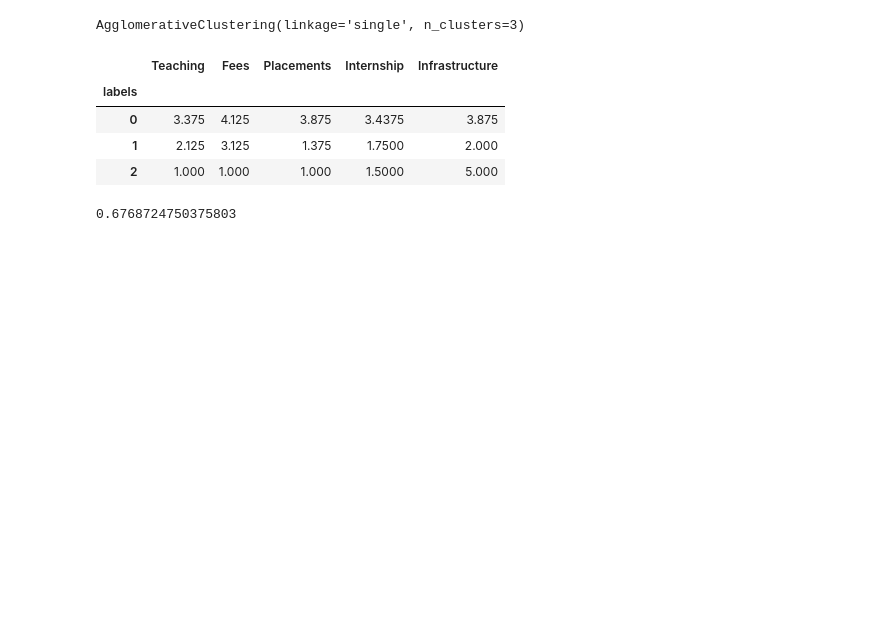
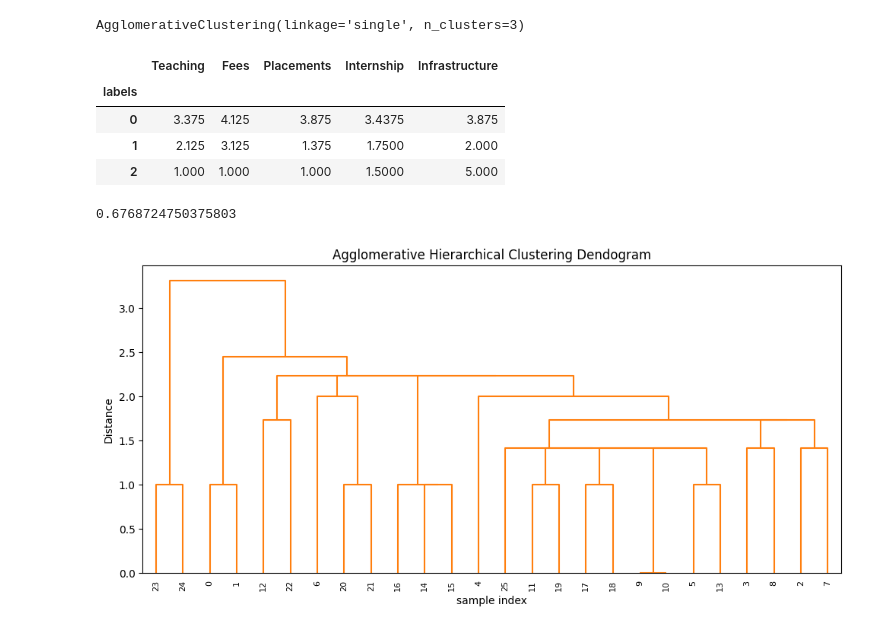
Before and after one commit to Rajesh2015/un-supervised-learning, a Jupyter notebook: Hierchical Clustering/Engg+College+Data_Hierarchial+Cluster_Solution_File.ipynb, the cells around one changed output. Drawn from its saved outputs; the diff is of its cells as text; code cells hidden in the pictures; blank space fills up the shorter version.

```diff
--- a/Hierchical Clustering/Engg+College+Data_Hierarchial+Cluster_Solution_File.ipynb
+++ b/Hierchical Clustering/Engg+College+Data_Hierarchial+Cluster_Solution_File.ipynb
@@ -262,3 +262,12 @@ c, coph_dists = cophenet(Z , pdist(enggdata.iloc[:,1:7]))
 c
 # %% [output]
 0.6768724750375803
+# %%
+plt.figure(figsize=(10, 5))
+plt.title('Agglomerative Hierarchical Clustering Dendogram')
+plt.xlabel('sample index')
+plt.ylabel('Distance')
+dendrogram(Z, leaf_rotation=90.,color_threshold = 40, leaf_font_size=8. )
+plt.tight_layout()
+# %% [output]
+[figure, added]
```
